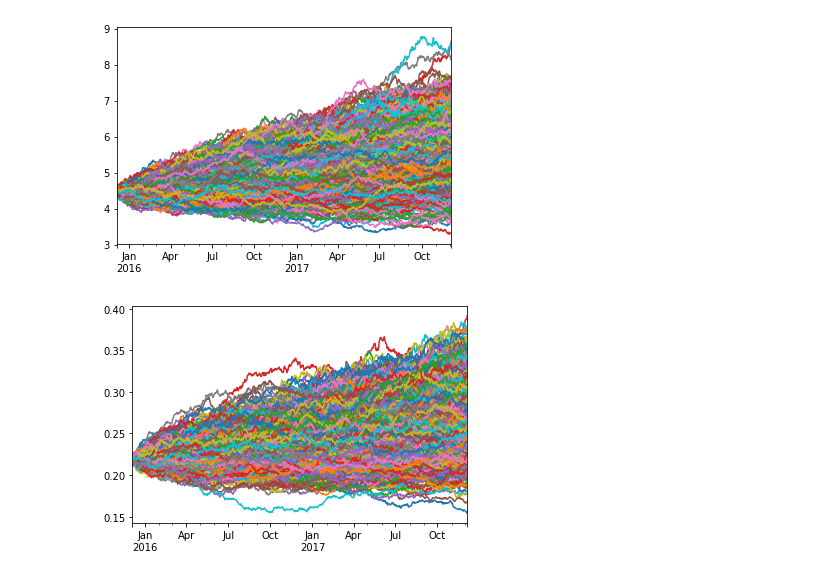
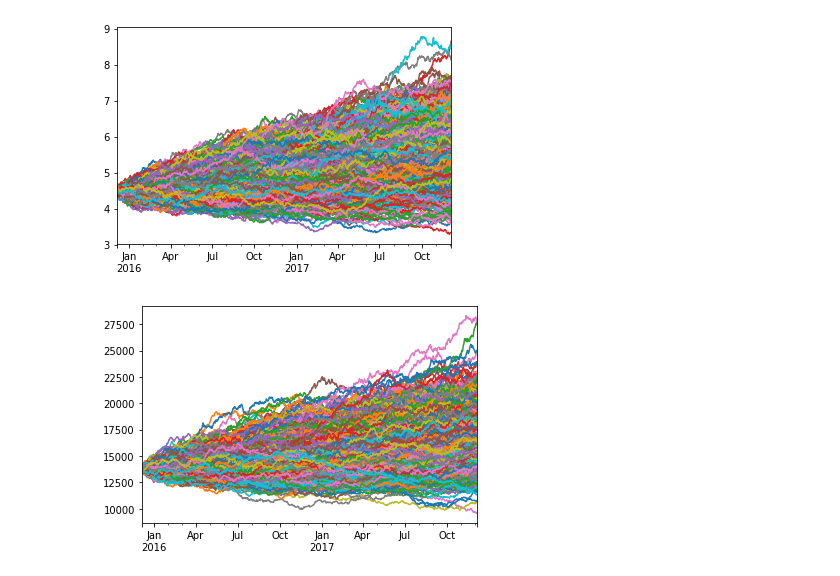
Before and after one commit to Niteeshkanungo/Final-project, a Jupyter notebook: Monte_Carlo.ipynb, the cells around one changed output. Saved outputs shown, nothing was run; the diff lists cells and outputs as text; code cells hidden in the pictures.

```diff
--- a/Monte_Carlo.ipynb
+++ b/Monte_Carlo.ipynb
@@ -43,7 +43,7 @@ plt.show()
 # %%
 start_price = ticker_price["LTC-USD"][-1]
 for i in range(1000):
-    ltc = pd.Series(brownian_motion(D, N, sigma=0.1, S0=start_price), index=dates)
+    ltc = pd.Series(brownian_motion(D, N, sigma=0.1, S0=start,dt =dt), index=dates)
     ltc.plot()
 plt.show()
 # %% [output]
@@ -51,7 +51,7 @@ plt.show()
 # %%
 start_price = ticker_price["BCH-USD"][-1]
 for i in range(1000):
-    bch = pd.Series(brownian_motion(D, N, sigma=0.1, S0=start_price), index=dates)
+    bch = pd.Series(brownian_motion(D, N, sigma=0.1, S0=start,dt =dt), index=dates)
     bch.plot()
 plt.show()
 # %% [output]
@@ -59,7 +59,7 @@ plt.show()
 # %%
 start_price = ticker_price["ETH-USD"][-1]
 for i in range(1000):
-    eth = pd.Series(brownian_motion(D, N, sigma=0.1, S0=start_price), index=dates)
+    eth = pd.Series(brownian_motion(D, N, sigma=0.1, S0=start,dt = dt), index=dates)
     eth.plot()
 plt.show()
 # %% [output]
@@ -67,7 +67,7 @@ plt.show()
 # %%
 start_price = ticker_price["IOT-USD"][-1]
 for i in range(1000):
-    iot = pd.Series(brownian_motion(D, N, sigma=0.1, S0=start_price), index=dates)
+    iot = pd.Series(brownian_motion(D, N, sigma=0.1, S0=start,dt = dt), index=dates)
     iot.plot()
 plt.show()
 # %% [output]
@@ -75,8 +75,8 @@ plt.show()
 # %%
 start_price = ticker_price["XRP-USD"][-1]
 for i in range(1000):
-    xrp = pd.Series(brownian_motion(D, N, sigma=0.1, S0=start_price), index=dates)
+    xrp = pd.Series(brownian_motion(D, N, sigma=0.1, S0=start,dt =dt), index=dates)
     xrp.plot()
 plt.show()
 # %% [output]
-[figure, old version]
+[figure, new version]
```
Also changed, not shown: parts of 5 cells of this notebook.
